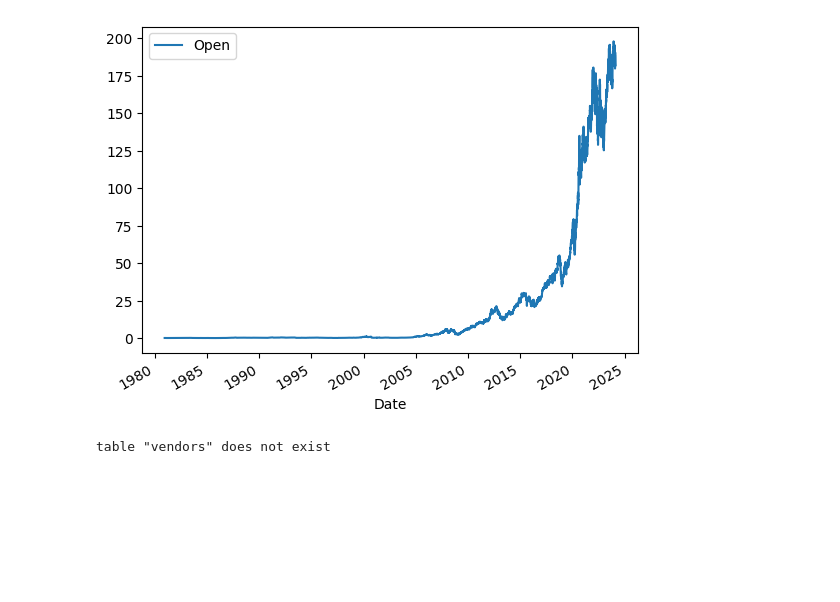
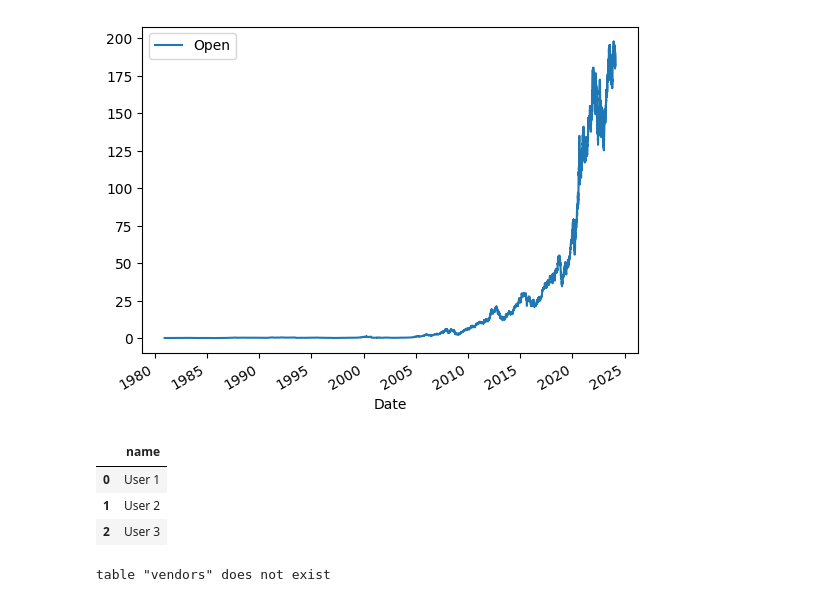
Before and after one commit to AFFLatusss/DS_projects, a Jupyter notebook: Extracting_stocks.ipynb, the cells around one changed output. Drawn from its saved outputs; the diff is of its cells as text; code cells hidden in the pictures; blank space fills up the shorter version.

```diff
--- a/Extracting_stocks.ipynb
+++ b/Extracting_stocks.ipynb
@@ -134,6 +134,14 @@ def connect(config):
             return conn
     except (psycopg2.DatabaseError, Exception) as error:
         print(error)
+# %%
+df = pd.DataFrame({'name' : ['User 1', 'User 2', 'User 3']})
+df
+# %% [output]
+|  | name |
+| 0 | User 1 |
+| 1 | User 2 |
+| 2 | User 3 |
 # %%
 def create_tables():
     # commands = ["""
```
Also changed, not shown: parts of 1 cell of this notebook.
